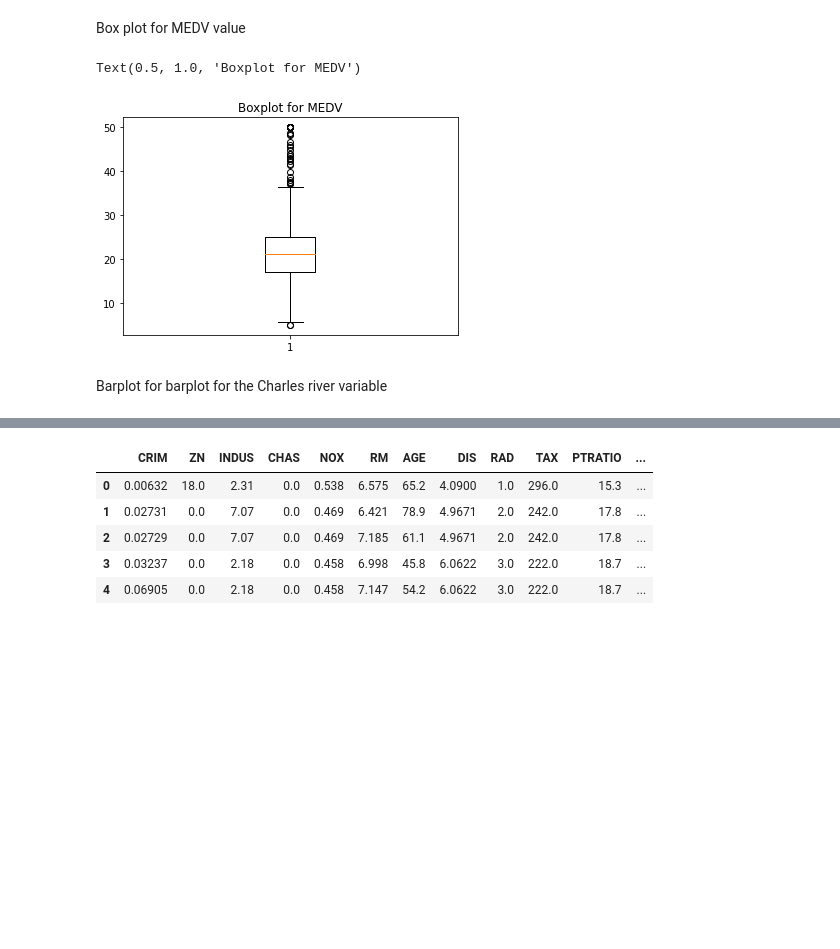
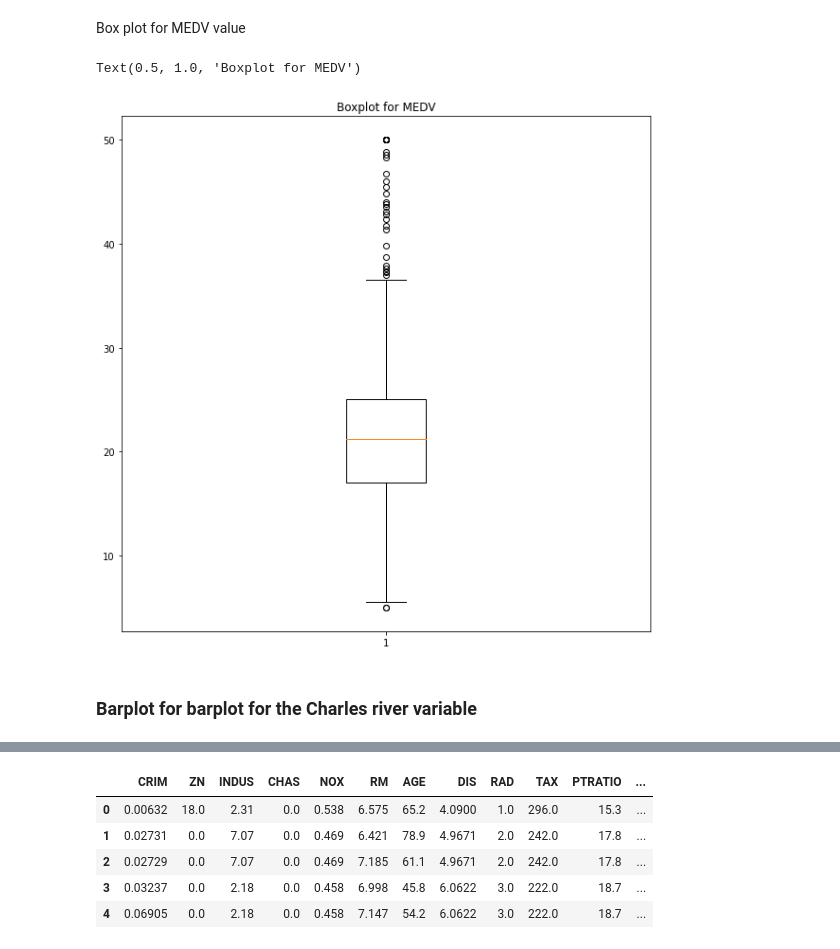
Before and after one commit to abhi2k16/boston_housing_analysis, a Jupyter notebook: Statistisc_for_DataScience_CaseStudy_Boston.ipynb, the cells around one changed output, grey strips where cells are left out. Drawn from its saved outputs; the diff is of its cells as text; code cells hidden in the pictures; blank space fills up the shorter version.

```diff
--- a/Statistisc_for_DataScience_CaseStudy_Boston.ipynb
+++ b/Statistisc_for_DataScience_CaseStudy_Boston.ipynb
@@ -122,11 +122,12 @@ plt.show()
 # %% [markdown]
 Box plot for MEDV value
 # %%
+plt.figure(figsize=(10,10))
 plt.boxplot(boston_df['MEDV'])
 plt.title('Boxplot for MEDV')
 # %% [output]
 Text(0.5, 1.0, 'Boxplot for MEDV')
-[figure, old version]
+[figure, new version]
 # %% [markdown]
-Barplot for barplot for the Charles river variable
+### Barplot for barplot for the Charles river variable
 # %%
```
Also changed, not shown: parts of 21 cells of this notebook.
